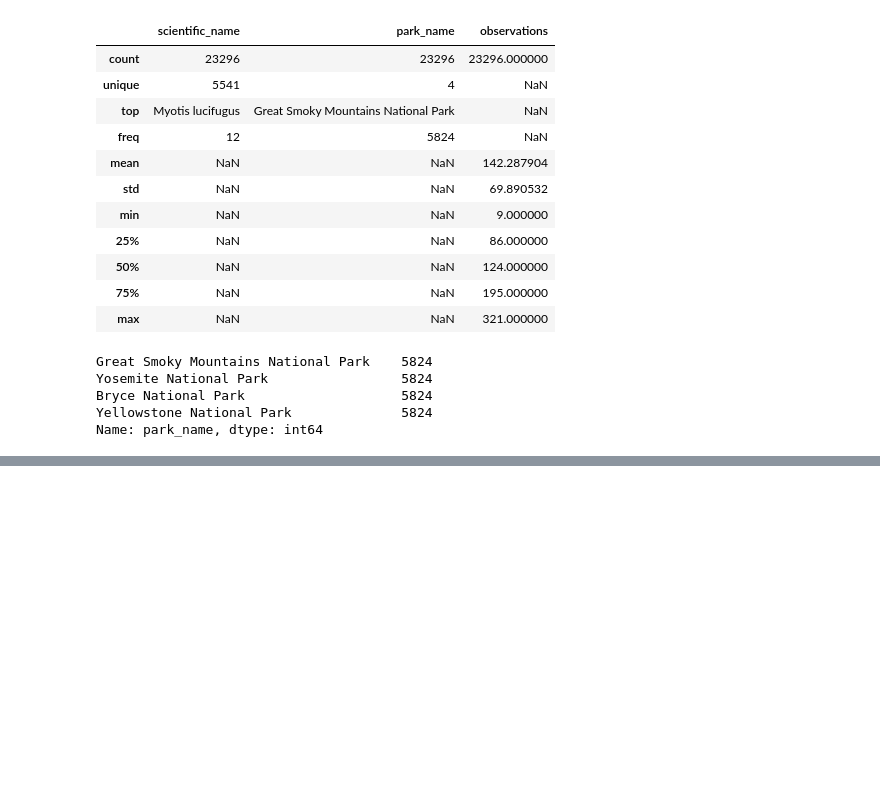
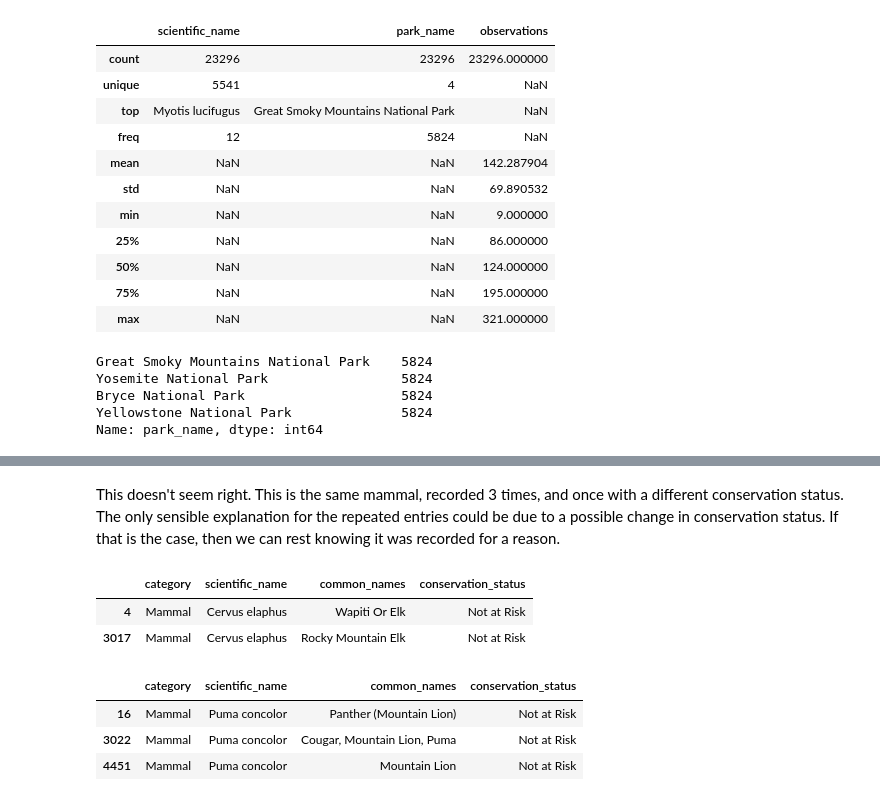
Before and after one commit to bsandma1/Biodiversity_Analysis, a Jupyter notebook: Biodiversity_Analysis.ipynb, the cells around one changed output, grey strips where cells are left out. Drawn from its saved outputs; the diff is of its cells as text; code cells hidden in the pictures; blank space fills up the shorter version.

```diff
--- a/Biodiversity_Analysis.ipynb
+++ b/Biodiversity_Analysis.ipynb
@@ -115,0 +283,19 @@
+# %% [markdown]
+This doesn't seem right.  This is the same mammal, recorded 3 times, and once with a different conservation status.  The only sensible explanation for the repeated entries could be due to a possible change in conservation status.  If that is the case, then we can rest knowing it was recorded for a reason.
+# %%
+# 17 (Cont.)
+
+species[species.scientific_name == 'Cervus elaphus']
+# %% [output]
+|  | category | scientific_name | common_names | conservation_status |
+| 4 | Mammal | Cervus elaphus | Wapiti Or Elk | Not at Risk |
+| 3017 | Mammal | Cervus elaphus | Rocky Mountain Elk | Not at Risk |
+# %%
+# 17 (Cont.)
+
+species[species.scientific_name == 'Puma concolor']
+# %% [output]
+|  | category | scientific_name | common_names | conservation_status |
+| 16 | Mammal | Puma concolor | Panther (Mountain Lion) | Not at Risk |
+| 3022 | Mammal | Puma concolor | Cougar, Mountain Lion, Puma | Not at Risk |
+| 4451 | Mammal | Puma concolor | Mountain Lion | Not at Risk |
```
Also changed, not shown: parts of 29 cells of this notebook.
